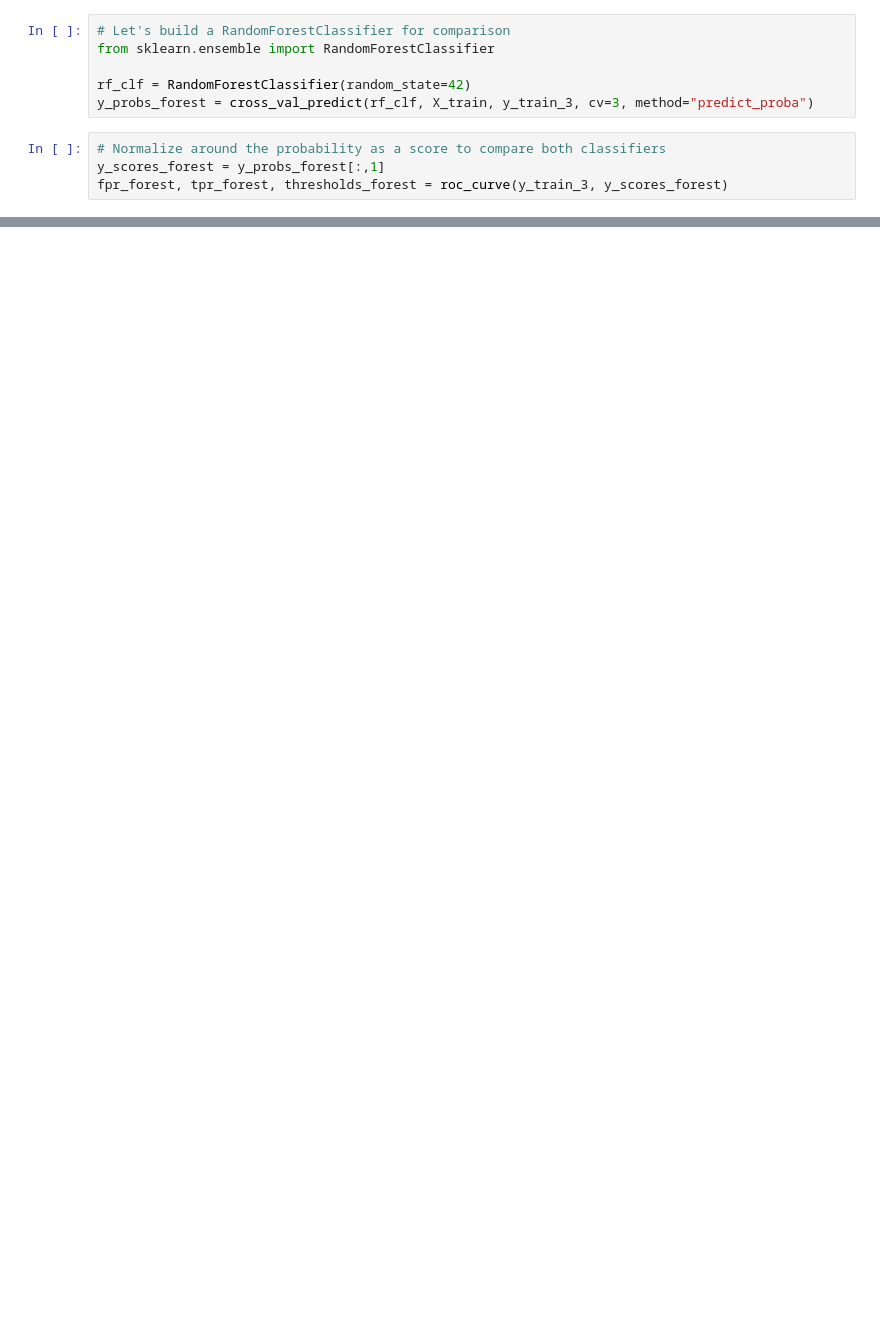
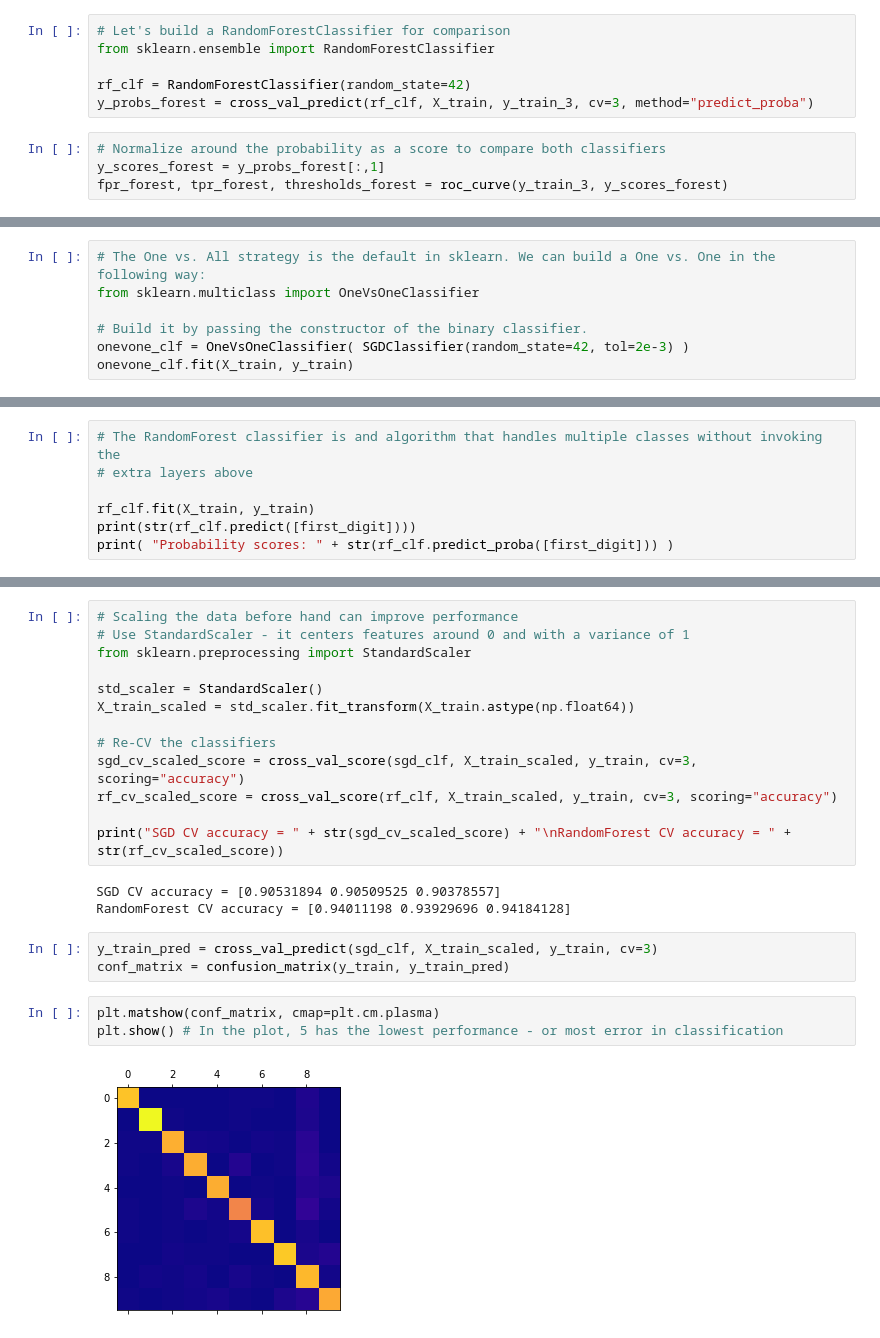
Before and after one commit to drpjm/python-ml-sandbox, a Jupyter notebook: Chapter3-Classification/MNIST.ipynb, the cells around one changed output, grey strips where cells are left out. Saved outputs shown, nothing was run; the diff lists cells and outputs as text; blank space fills up the shorter version.

Commit message:
Worked through multiclass classification and error analysis via confusion matrices.

```diff
--- a/Chapter3-Classification/MNIST.ipynb
+++ b/Chapter3-Classification/MNIST.ipynb
@@ -263,0 +293,7 @@ roc_auc_score(y_train_3, y_scores_forest)
+# %%
+# The One vs. All strategy is the default in sklearn. We can build a One vs. One in the following way:
+from sklearn.multiclass import OneVsOneClassifier
+
+# Build it by passing the constructor of the binary classifier.
+onevone_clf = OneVsOneClassifier( SGDClassifier(random_state=42, tol=2e-3) )
+onevone_clf.fit(X_train, y_train)
@@ -263,0 +315,7 @@ roc_auc_score(y_train_3, y_scores_forest)
+# %%
+# The RandomForest classifier is and algorithm that handles multiple classes without invoking the
+# extra layers above
+
+rf_clf.fit(X_train, y_train)
+print(str(rf_clf.predict([first_digit])))
+print( "Probability scores: " + str(rf_clf.predict_proba([first_digit])) )
@@ -263,0 +335,24 @@ roc_auc_score(y_train_3, y_scores_forest)
+# %%
+# Scaling the data before hand can improve performance
+# Use StandardScaler - it centers features around 0 and with a variance of 1
+from sklearn.preprocessing import StandardScaler
+
+std_scaler = StandardScaler()
+X_train_scaled = std_scaler.fit_transform(X_train.astype(np.float64))
+
+# Re-CV the classifiers
+sgd_cv_scaled_score = cross_val_score(sgd_clf, X_train_scaled, y_train, cv=3, scoring="accuracy")
+rf_cv_scaled_score = cross_val_score(rf_clf, X_train_scaled, y_train, cv=3, scoring="accuracy")
+
+print("SGD CV accuracy = " + str(sgd_cv_scaled_score) + "\nRandomForest CV accuracy = " + str(rf_cv_scaled_score))
+# %% [output]
+SGD CV accuracy = [0.90531894 0.90509525 0.90378557]
+RandomForest CV accuracy = [0.94011198 0.93929696 0.94184128]
+# %%
+y_train_pred = cross_val_predict(sgd_clf, X_train_scaled, y_train, cv=3)
+conf_matrix = confusion_matrix(y_train, y_train_pred)
+# %%
+plt.matshow(conf_matrix, cmap=plt.cm.plasma)
+plt.show() # In the plot, 5 has the lowest performance - or most error in classification
+# %% [output]
+[figure, added]
```
Also changed, not shown: parts of 25 cells of this notebook.
